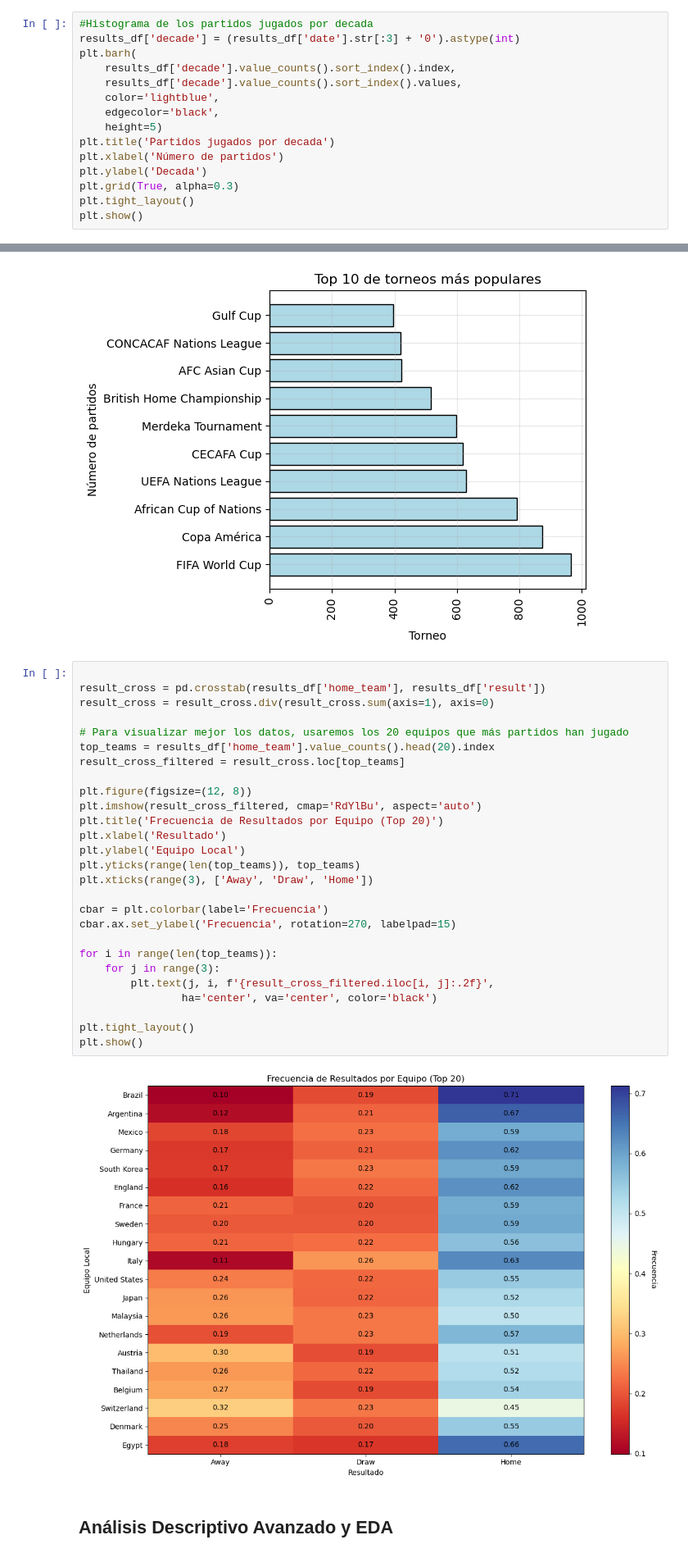
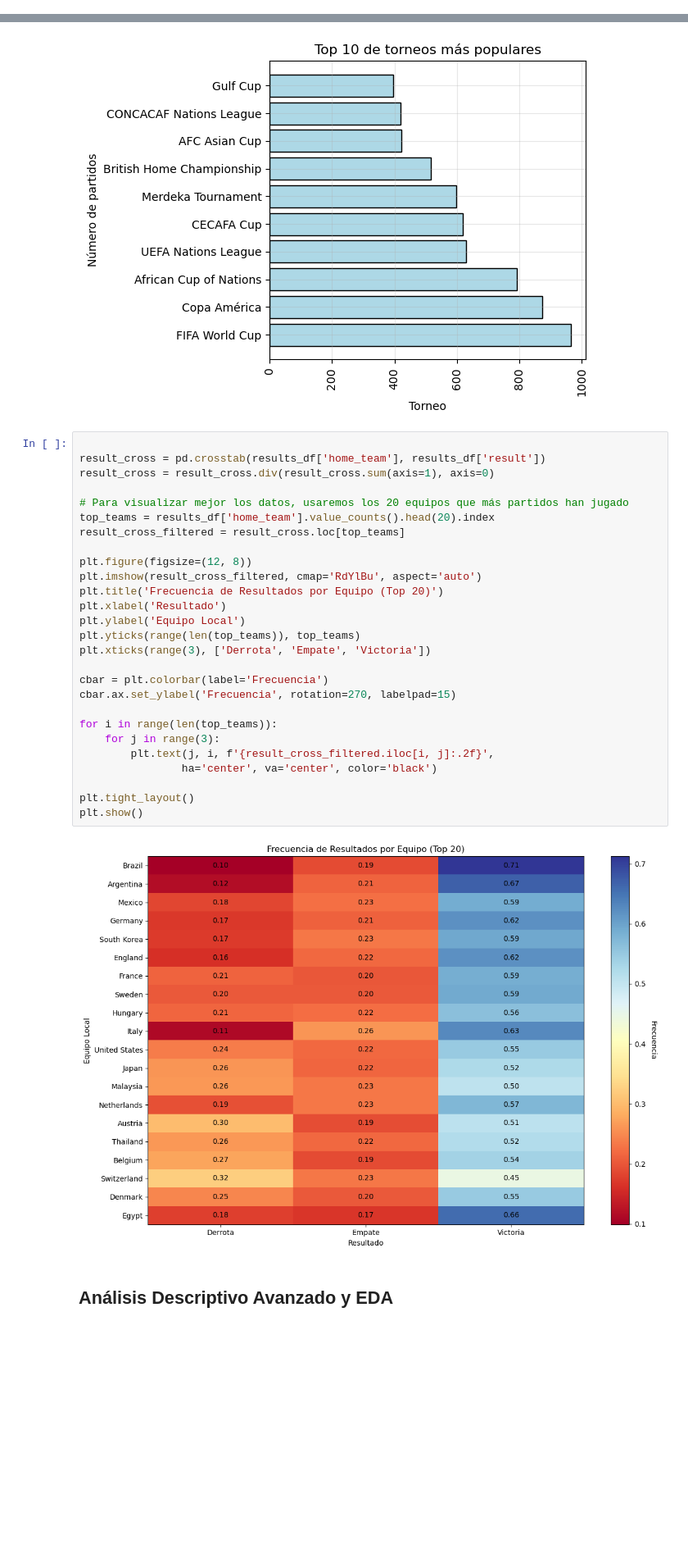
Before and after one commit to nestorojeda/MatematicasFeedback, a Jupyter notebook: code/notebook.ipynb, the cells around one changed output, grey strips where cells are left out. Shown at 82% size. Cells and saved outputs as stored; diff of their text form; blank space fills up the shorter version.

```diff
--- a/code/notebook.ipynb
+++ b/code/notebook.ipynb
@@ -114,18 +114,3 @@ plt.tight_layout()
 plt.show()
 # %% [output]
 [figure]
-# %%
-#Histograma de los partidos jugados por decada
-results_df['decade'] = (results_df['date'].str[:3] + '0').astype(int)
-plt.barh(
-    results_df['decade'].value_counts().sort_index().index,
-    results_df['decade'].value_counts().sort_index().values,
-    color='lightblue',
-    edgecolor='black',
-    height=5)
-plt.title('Partidos jugados por decada')
-plt.xlabel('Número de partidos')
-plt.ylabel('Decada')
-plt.grid(True, alpha=0.3)
-plt.tight_layout()
-plt.show()
@@ -191,32 +162,32 @@ plt.show()
 # %%
 
 result_cross = pd.crosstab(results_df['home_team'], results_df['result'])
 result_cross = result_cross.div(result_cross.sum(axis=1), axis=0)
 
 # Para visualizar mejor los datos, usaremos los 20 equipos que más partidos han jugado
 top_teams = results_df['home_team'].value_counts().head(20).index
 result_cross_filtered = result_cross.loc[top_teams]
 
 plt.figure(figsize=(12, 8))
 plt.imshow(result_cross_filtered, cmap='RdYlBu', aspect='auto')
 plt.title('Frecuencia de Resultados por Equipo (Top 20)')
 plt.xlabel('Resultado')
 plt.ylabel('Equipo Local')
 plt.yticks(range(len(top_teams)), top_teams)
-plt.xticks(range(3), ['Away', 'Draw', 'Home'])
+plt.xticks(range(3), ['Derrota', 'Empate', 'Victoria'])
 
 cbar = plt.colorbar(label='Frecuencia')
 cbar.ax.set_ylabel('Frecuencia', rotation=270, labelpad=15)
 
 for i in range(len(top_teams)):
     for j in range(3):
         plt.text(j, i, f'{result_cross_filtered.iloc[i, j]:.2f}',
                 ha='center', va='center', color='black')
 
 plt.tight_layout()
 plt.show()
 # %% [output]
-[figure, old version]
+[figure, new version]
 # %% [markdown]
 ## Análisis Descriptivo Avanzado y EDA
 # %% [markdown]
```
Also changed, not shown: parts of 9 cells of this notebook.
